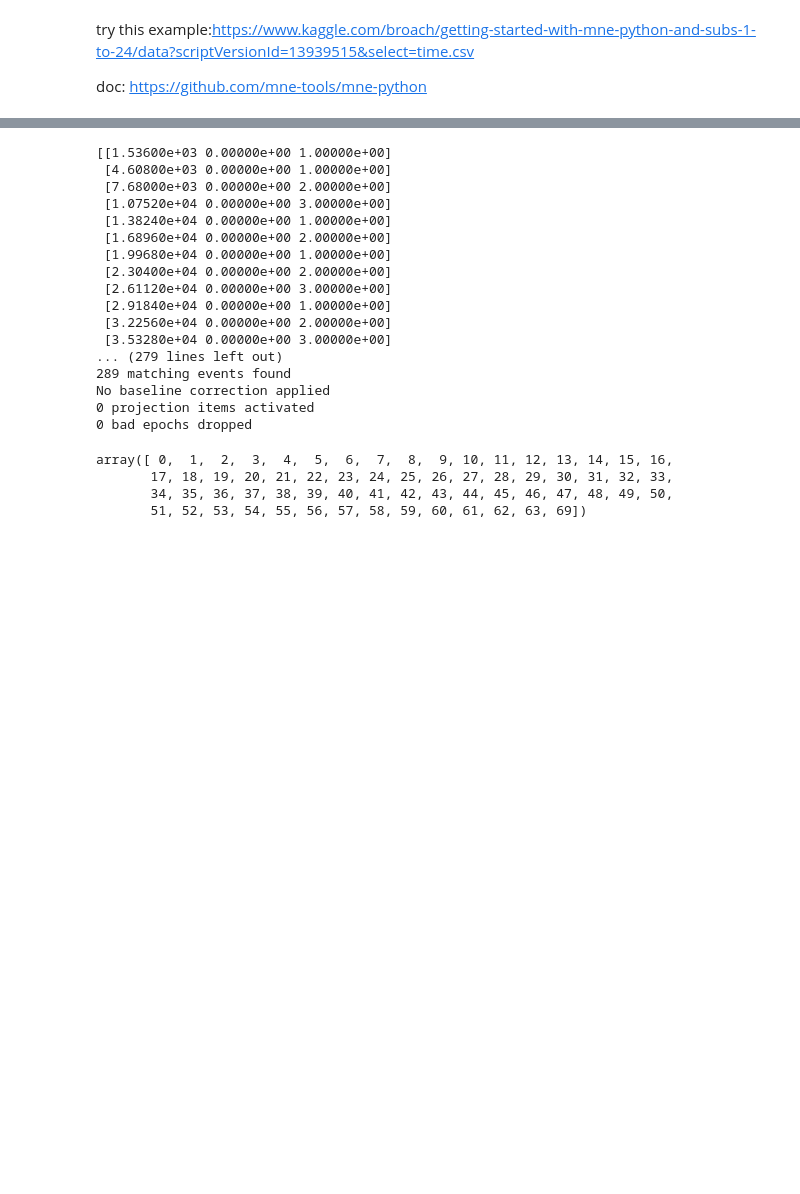
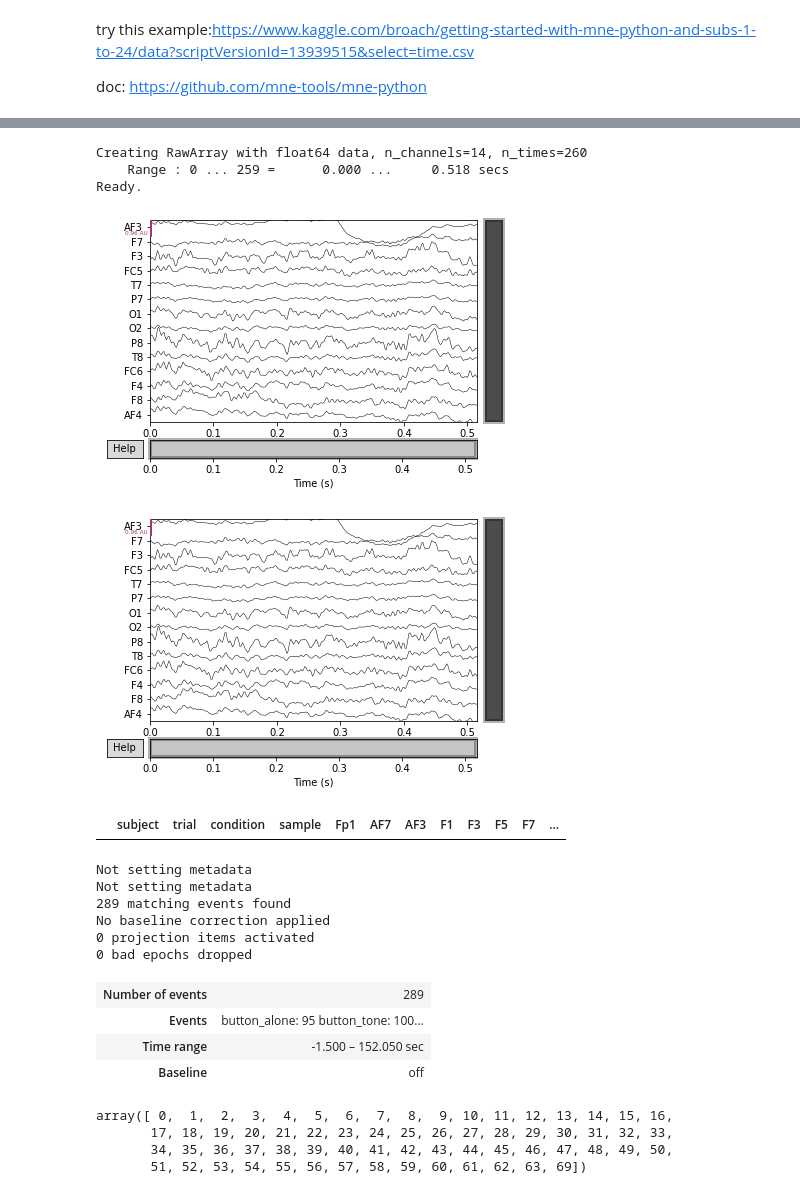
Before and after one commit to IImbryk/NMA_MindBigData, a Jupyter notebook: mnist_for_brain.ipynb, the cells around one changed output, grey strips where cells are left out. Drawn from its saved outputs; the diff is of its cells as text; code cells hidden in the pictures; blank space fills up the shorter version.

```diff
--- a/mnist_for_brain.ipynb
+++ b/mnist_for_brain.ipynb
@@ -897,3 +1015,30 @@ Requirement already satisfied: scipy>=1.1.0 in /usr/local/lib/python3.7/dist-pac
+# %%
+import numpy as np
+import mne
+
+# Read the CSV file as a NumPy array
+data = data_EP1
+
+# Some information about the channels
+ch_names = list(data_EP1[3].unique())  # TODO: finish this list
+
+# Sampling rate of the Nautilus machine
+sfreq = 500  # Hz
+
+# Create the info structure needed by MNE
+info = mne.create_info(ch_names, sfreq)
+
+# Finally, create the Raw object
+raw = mne.io.RawArray(train[0][0], info)
+
+# Plot it!
+raw.plot()
+# %% [output]
+Creating RawArray with float64 data, n_channels=14, n_times=260
+    Range : 0 ... 259 =      0.000 ...     0.518 secs
+Ready.
+[figure, added]
+[figure, added]
 # %%
 import mne
 # %%
@@ -924,6 +1069,10 @@ from mne import pick_types
 from subprocess import check_output
 # %%
 col_names = pd.read_csv(path_dir_test+'/columnLabels.csv')
+# %%
+col_names
+# %% [output]
+|  | subject | trial | condition | sample | Fp1 | AF7 | AF3 | F1 | F3 | F5 | F7 | ... |
 # %%
 ch_names = list(col_names.columns[4:])
 #ch_names = montage.ch_names
@@ -989,23 +1138,19 @@ def creat_mne_epoch_object(fname, info):
 # %%
 custom_epochs = creat_mne_epoch_object(fname, info)
 # %% [output]
-[[1.53600e+03 0.00000e+00 1.00000e+00]
- [4.60800e+03 0.00000e+00 1.00000e+00]
- [7.68000e+03 0.00000e+00 2.00000e+00]
- [1.07520e+04 0.00000e+00 3.00000e+00]
- [1.38240e+04 0.00000e+00 1.00000e+00]
- [1.68960e+04 0.00000e+00 2.00000e+00]
- [1.99680e+04 0.00000e+00 1.00000e+00]
- [2.30400e+04 0.00000e+00 2.00000e+00]
- [2.61120e+04 0.00000e+00 3.00000e+00]
- [2.91840e+04 0.00000e+00 1.00000e+00]
- [3.22560e+04 0.00000e+00 2.00000e+00]
- [3.53280e+04 0.00000e+00 3.00000e+00]
-... (279 lines left out)
+Not setting metadata
+Not setting metadata
 289 matching events found
 No baseline correction applied
 0 projection items activated
 0 bad epochs dropped
+# %%
+custom_epochs
+# %% [output]
+| Number of events | 289 |
+| Events | button_alone: 95 button_tone: 100... |
+| Time range | -1.500 – 152.050 sec |
+| Baseline | off |
 # %%
 picks
 # %% [output]
```
Also changed, not shown: parts of 21 cells of this notebook.
